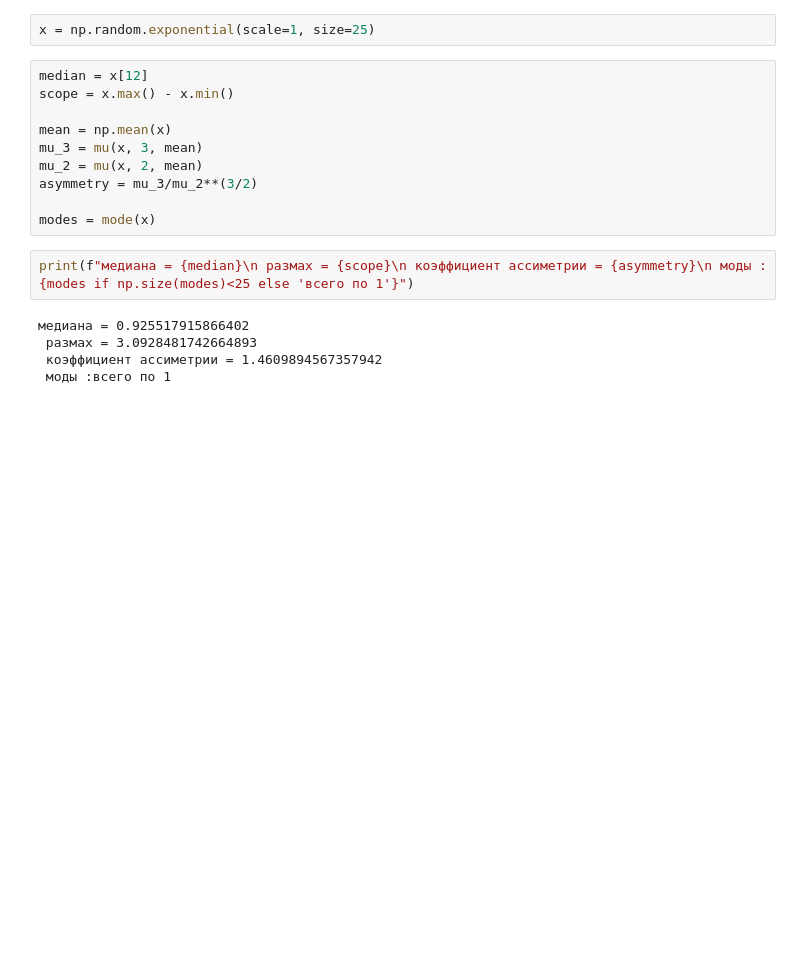
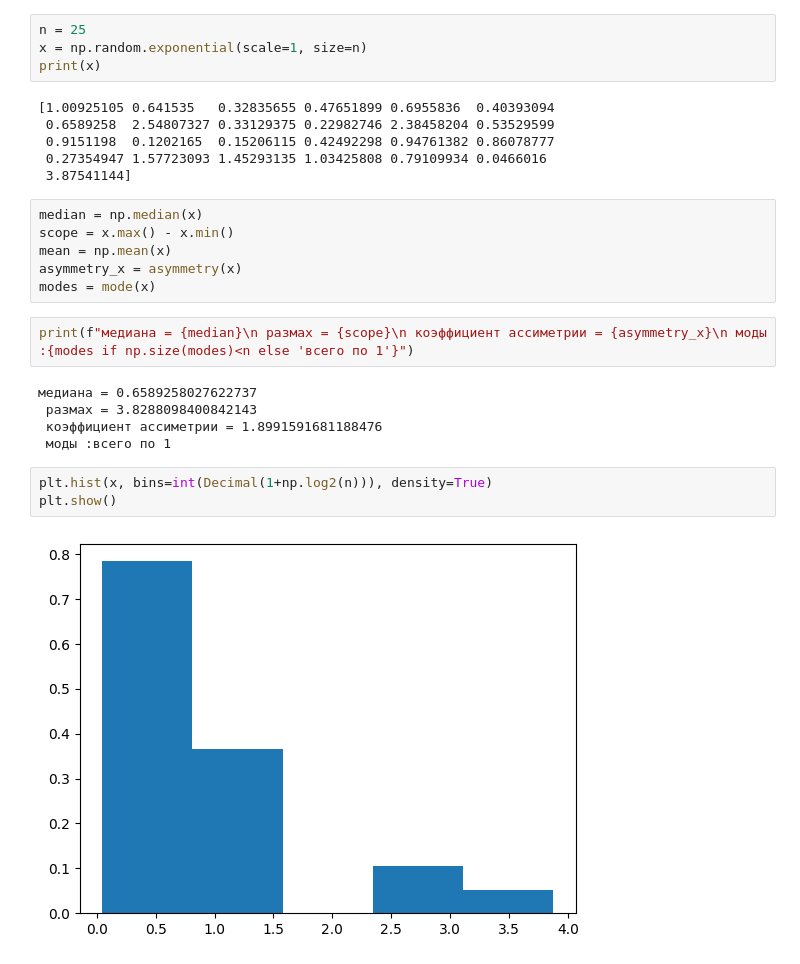
Before and after one commit to pogodaevala/maths_statistics_pogodaeva, a Jupyter notebook: task_1/2/2.ipynb, the cells around one changed output. Cells and saved outputs as stored; diff of their text form; blank space fills up the shorter version.

```diff
--- a/task_1/2/2.ipynb
+++ b/task_1/2/2.ipynb
@@ -14,19 +24,28 @@ def mode(x):
 # %%
-x = np.random.exponential(scale=1, size=25)
+n = 25
+x = np.random.exponential(scale=1, size=n)
+print(x)
+# %% [output]
+[1.00925105 0.641535   0.32835655 0.47651899 0.6955836  0.40393094
+ 0.6589258  2.54807327 0.33129375 0.22982746 2.38458204 0.53529599
+ 0.9151198  0.1202165  0.15206115 0.42492298 0.94761382 0.86078777
+ 0.27354947 1.57723093 1.45293135 1.03425808 0.79109934 0.0466016
+ 3.87541144]
 # %%
-median = x[12]
+median = np.median(x)
 scope = x.max() - x.min()
-
 mean = np.mean(x)
-mu_3 = mu(x, 3, mean)
-mu_2 = mu(x, 2, mean)
-asymmetry = mu_3/mu_2**(3/2)
-
+asymmetry_x = asymmetry(x)
 modes = mode(x)
 # %%
-print(f"медиана = {median}\n размах = {scope}\n коэффициент ассиметрии = {asymmetry}\n моды :{modes if np.size(modes)<25 else 'всего по 1'}")
+print(f"медиана = {median}\n размах = {scope}\n коэффициент ассиметрии = {asymmetry_x}\n моды :{modes if np.size(modes)<n else 'всего по 1'}")
 # %% [output]
-медиана = 0.925517915866402
- размах = 3.0928481742664893
- коэффициент ассиметрии = 1.4609894567357942
+медиана = 0.6589258027622737
+ размах = 3.8288098400842143
+ коэффициент ассиметрии = 1.8991591681188476
  моды :всего по 1
+# %%
+plt.hist(x, bins=int(Decimal(1+np.log2(n))), density=True)
+plt.show()
+# %% [output]
+[figure, added]
```
Also changed, not shown: parts of 7 cells of this notebook.
